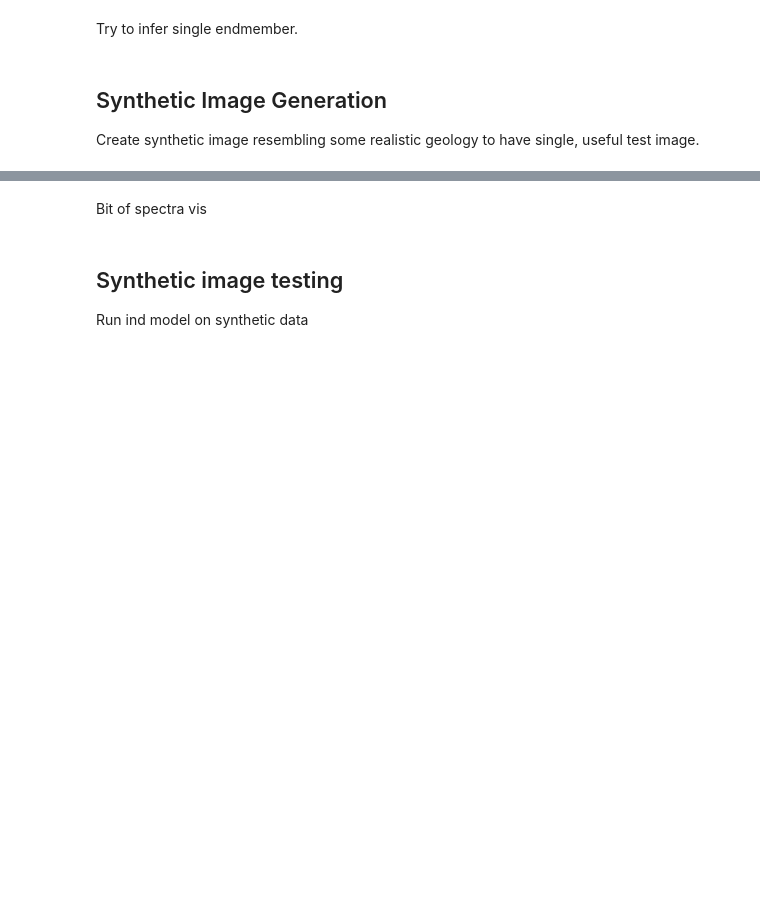
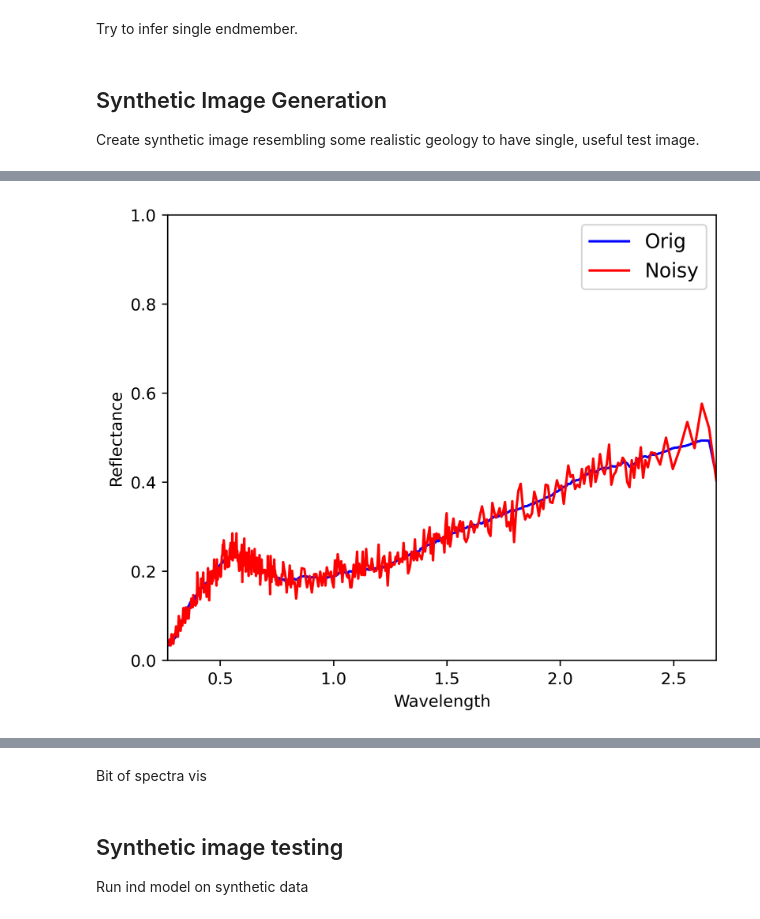
Before and after one commit to marinakiseleva/spectral_analysis, a Jupyter notebook: notebooks/Testing Inference.ipynb, the cells around one changed output, grey strips where cells are left out. Cells and saved outputs as stored; diff of their text form; code cells hidden in the pictures; blank space fills up the shorter version.

```diff
--- a/notebooks/Testing Inference.ipynb
+++ b/notebooks/Testing Inference.ipynb
@@ -201,3 +210,16 @@ with open(PREPROCESSED_DATA + "SYNTHETIC/m_actual" + STR_NOISE + ".pickle", 'wb'
     pickle.dump(m_image, f)
 with open(PREPROCESSED_DATA + "SYNTHETIC/D_actual" + STR_NOISE + ".pickle", 'wb') as f:
     pickle.dump(D_image, f)
+# %%
+# Plot original vs noise added.
+fig, ax = plt.subplots(figsize=(6, 5), dpi=400)
+ax.plot(wavelengths, samp_spectra , color="blue", label="Orig")
+ax.plot(wavelengths, pois_spectra, color="red", label="Noisy")
+ax.set_ylabel("Reflectance")
+ax.set_xlabel("Wavelength")
+ax.set_ylim((0, 1))
+ax.set_xlim((min(wavelengths), max(wavelengths)))
+plt.legend(loc='best', fontsize=12)
+plt.show()
+# %% [output]
+[figure, added]
```
Also changed, not shown: parts of 7 cells of this notebook, 2 other files.
